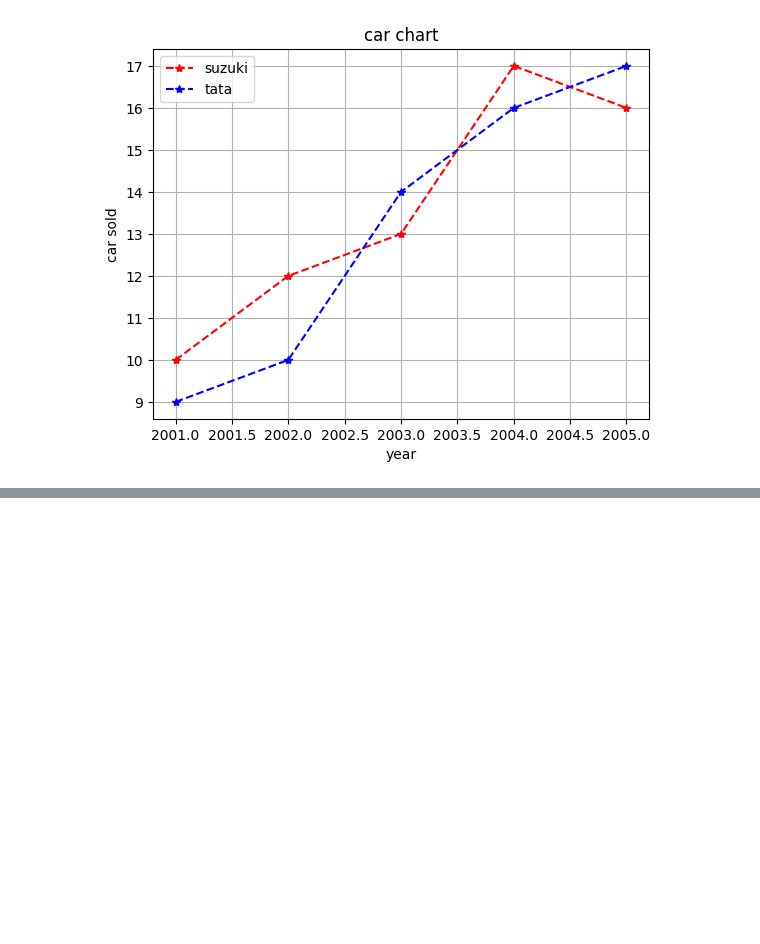
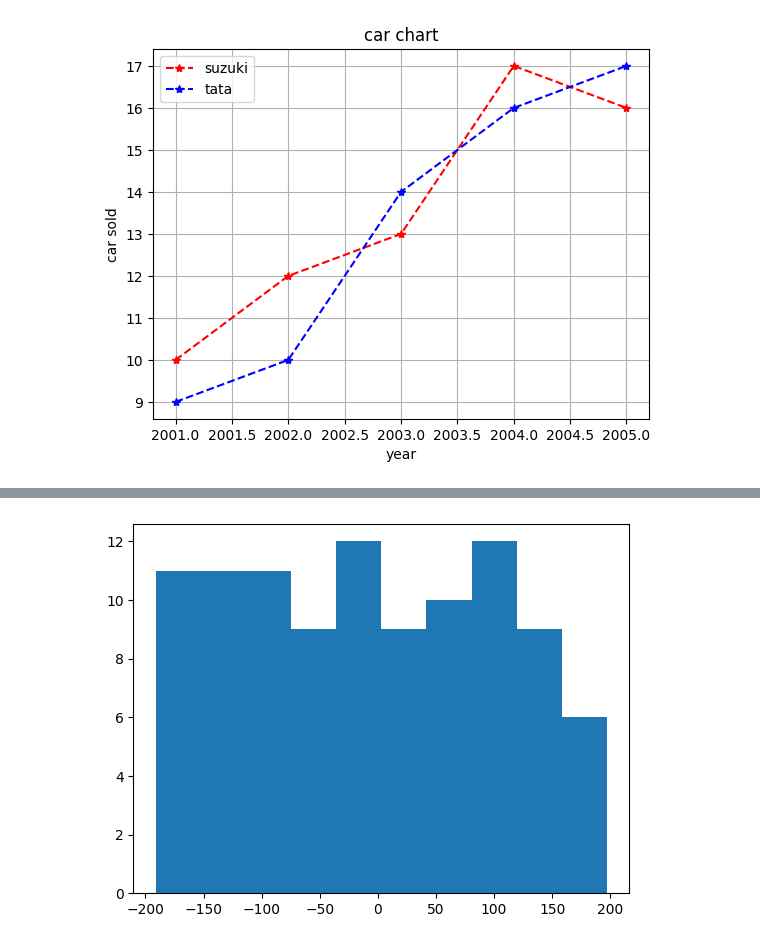
Before and after one commit to rajkumars27/Guvi-1, a Jupyter notebook: Practice.ipynb, the cells around one changed output, grey strips where cells are left out. Cells and saved outputs as stored; diff of their text form; code cells hidden in the pictures; blank space fills up the shorter version.

```diff
--- a/Practice.ipynb
+++ b/Practice.ipynb
@@ -690,0 +694,3 @@ plt.show()
+# %%
+a = np.random.randint(-200,200,size=100)
+b = np.random.randint(-200,200,size=100)
@@ -690,0 +732,6 @@ plt.show()
+# %%
+import matplotlib.pyplot as plt
+plt.hist(a)
+plt.show()
+# %% [output]
+[figure, added]
```
Also changed, not shown: parts of 15 cells of this notebook.
